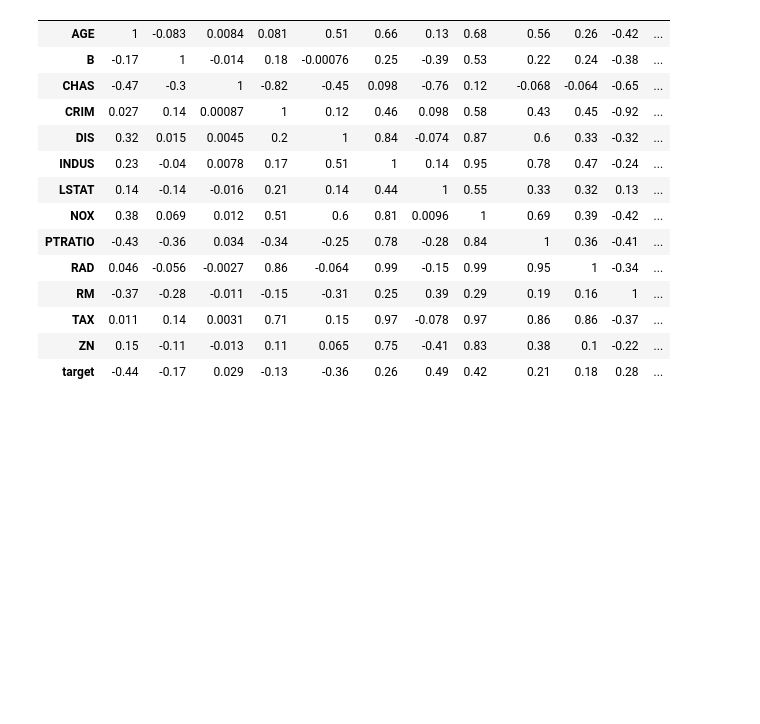
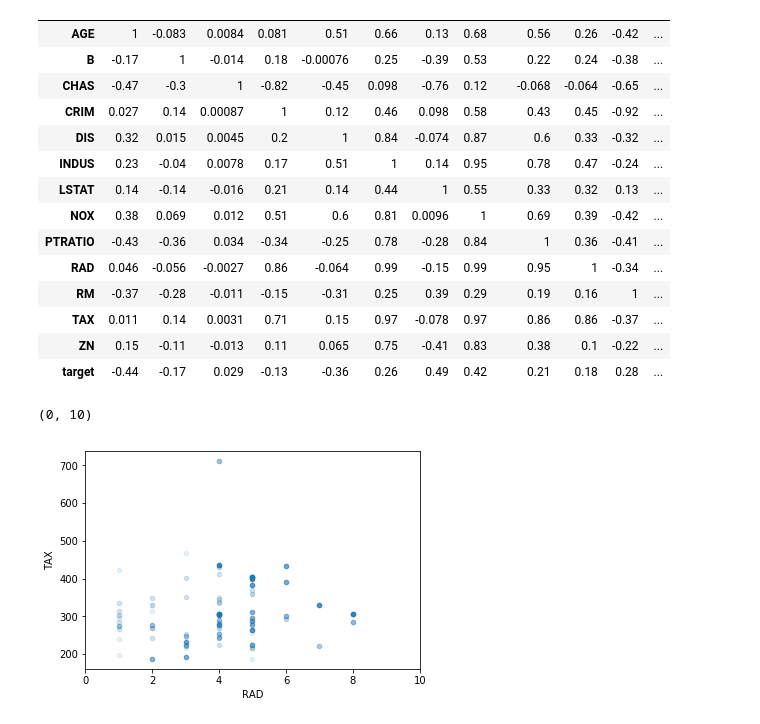
Before and after one commit to ianozsvald/beyond_correlation, a Jupyter notebook: example_boston_discover_feature_relationships.ipynb, the cells around one changed output. Saved outputs shown, nothing was run; the diff lists cells and outputs as text; code cells hidden in the pictures; blank space fills up the shorter version.

```diff
--- a/example_boston_discover_feature_relationships.ipynb
+++ b/example_boston_discover_feature_relationships.ipynb
@@ -46,3 +46,9 @@ df_results.pivot(index='target', columns='feature', values='score').fillna(1) \
 | TAX | 0.011 | 0.14 | 0.0031 | 0.71 | 0.15 | 0.97 | -0.078 | 0.97 | 0.86 | 0.86 | -0.37 | ... |
 | ZN | 0.15 | -0.11 | -0.013 | 0.11 | 0.065 | 0.75 | -0.41 | 0.83 | 0.38 | 0.1 | -0.22 | ... |
 | target | -0.44 | -0.17 | 0.029 | -0.13 | -0.36 | 0.26 | 0.49 | 0.42 | 0.21 | 0.18 | 0.28 | ... |
+# %%
+ax = df.plot(kind="scatter", x="RAD", y="TAX", alpha=0.1);
+ax.set_xlim(0, 10) # ignore an outlier
+# %% [output]
+(0, 10)
+[figure, added]
```
Also changed, not shown: parts of 2 cells of this notebook, 1 other file.
